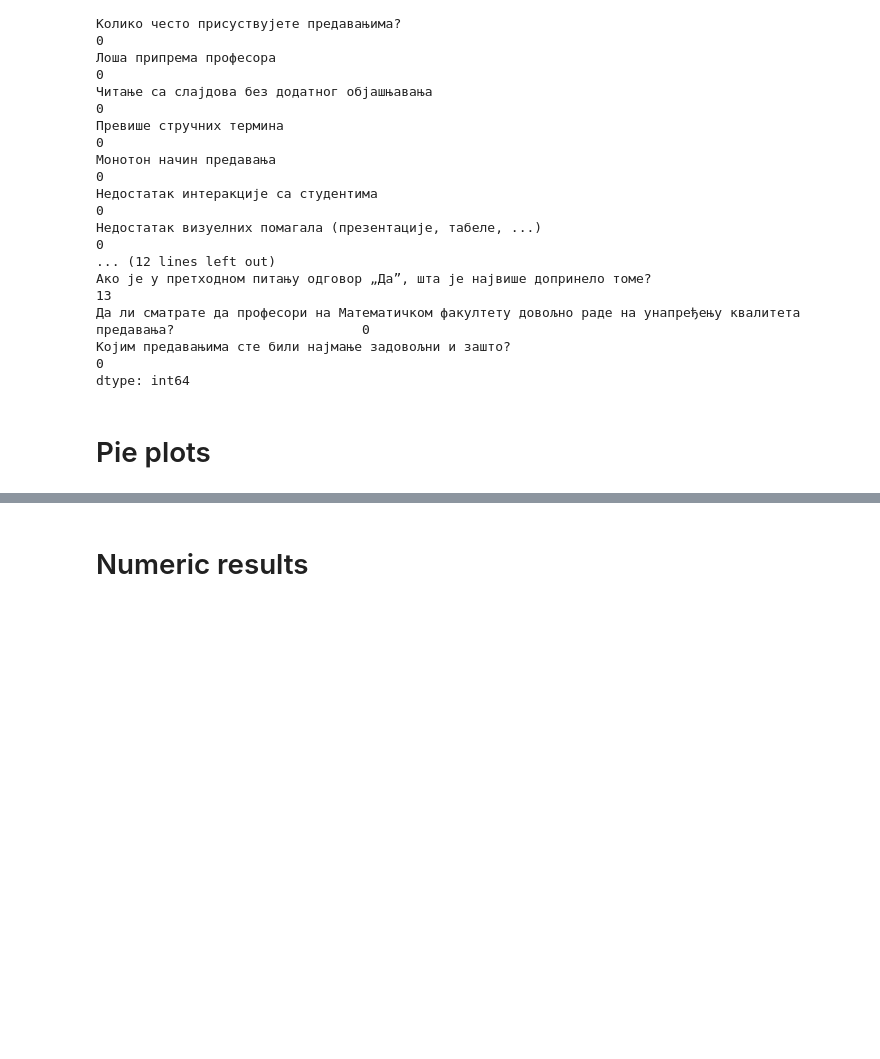
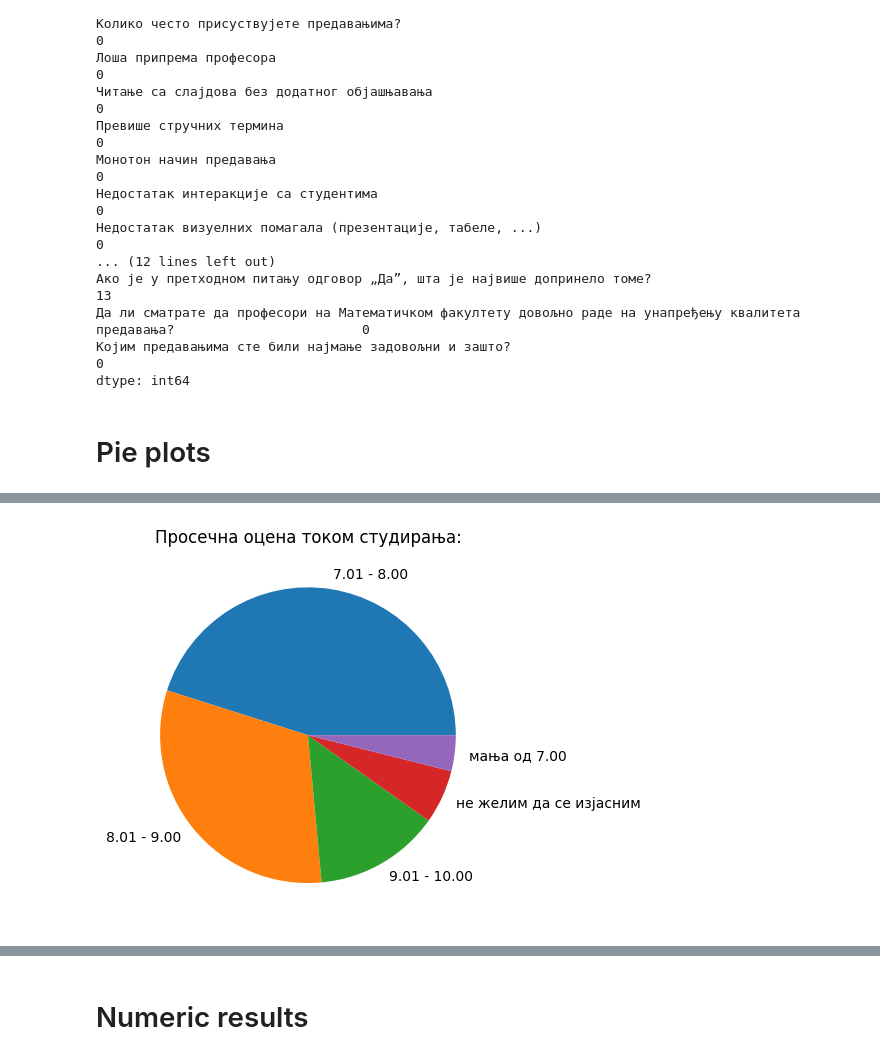
Before and after one commit to Brankonymous/StaCiniLosePredavanje, a Jupyter notebook: eda.ipynb, the cells around one changed output, grey strips where cells are left out. Saved outputs shown, nothing was run; the diff lists cells and outputs as text; code cells hidden in the pictures; blank space fills up the shorter version.

```diff
--- a/eda.ipynb
+++ b/eda.ipynb
@@ -110,0 +92,4 @@ plt.show()
+# %%
+plot_pie('Просечна оцена током студирања:')
+# %% [output]
+[figure, added]
```
Also changed, not shown: parts of 16 cells of this notebook, 26 other files.
